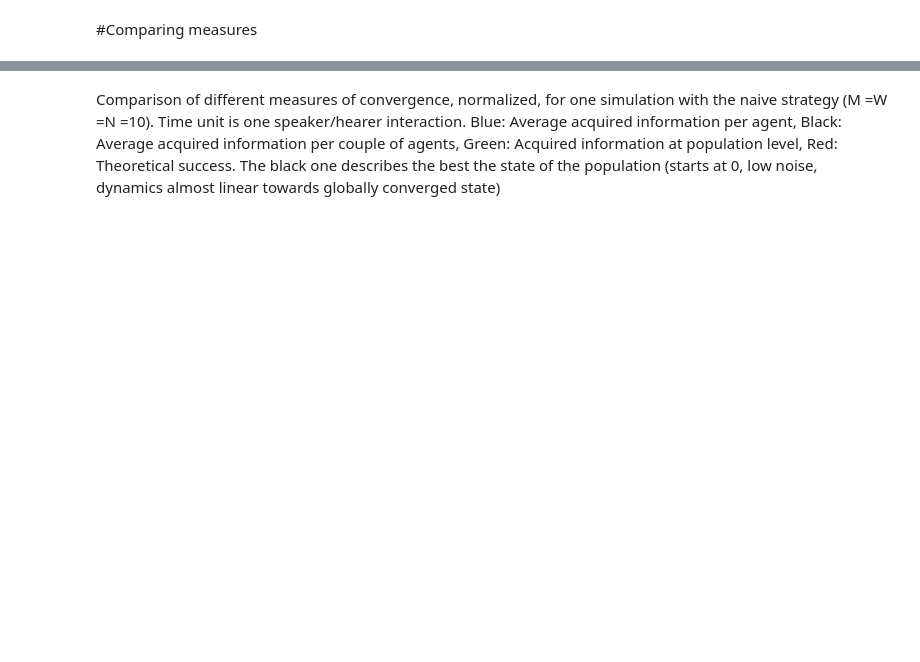
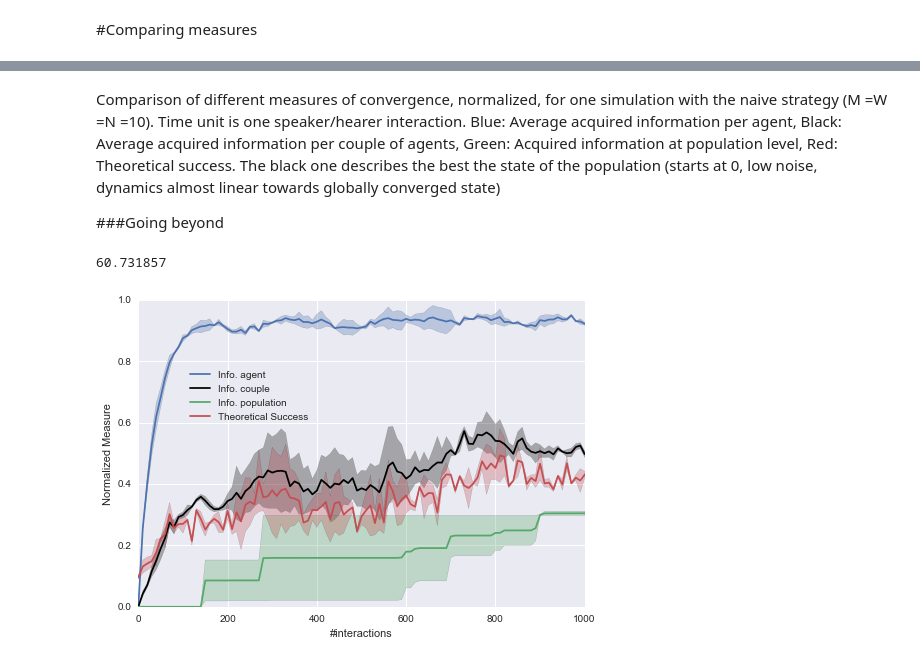
Before and after one commit to flowersteam/naminggamesal, a Jupyter notebook: graphs/Graph1_ComparingMeasures.ipynb, the cells around one changed output, grey strips where cells are left out. Saved outputs shown, nothing was run; the diff lists cells and outputs as text; code cells hidden in the pictures; blank space fills up the shorter version.

Commit message:
added --going beyond-- section in graph1

```diff
--- a/graphs/Graph1_ComparingMeasures.ipynb
+++ b/graphs/Graph1_ComparingMeasures.ipynb
@@ -24,5 +24,7 @@ xp_cfg={
     'step':10
 }
 
+Tmax = 1000
+
 testexp=db.get_experiment(**xp_cfg)
 # %%
@@ -80,3 +82,50 @@ Black: Average acquired information per couple of agents, Green: Acquired
 information at population level, Red: Theoretical success. The black one
 describes the best the state of the population (starts at 0, low noise, dynamics
 almost linear towards globally converged state)
+
+###Going beyond
+# %%
+measures = ['entropy_moyen_norm', 'entropycouples_norm', 'entropypop_norm', 'srtheo']
+nb_iter = 10
+graph_list=[]
+for i in range(nb_iter):
+    graph_list.append([])
+uuid_list=[]
+# %%
+import time
+start_time=time.clock()
+for i in range(nb_iter):
+    testexp=db.get_experiment(blacklist=uuid_list, **xp_cfg)
+    uuid_list.append(testexp.uuid)
+    testexp.continue_exp_until(Tmax)
+    for j in range(len(measures)):
+        graph_list[i].append(testexp.graph(measures[j]))
+end_time=time.clock()
+print end_time-start_time
+# %% [output]
+60.731857
+# %%
+for j in range(len(measures)):
+    for i in range(nb_iter):
+        graph_list[0][j].add_graph(graph_list[i][j])
+        graph_list[0][j].merge()
+
+graph_final = graph_list[0][0]
+
+for j in range(1,len(measures)):
+    graph_final.add_graph(graph_list[0][j])
+# %%
+graph_final.title = ''
+graph_final.xlabel = '#interactions'
+graph_final.ylabel = 'Normalized Measure'
+
+graph_final.Yoptions[0] = {'label':'Info. agent'}
+graph_final.Yoptions[1] = {'label':'Info. couple', 'color':'black'}
+graph_final.Yoptions[2] = {'label':'Info. population'}
+graph_final.Yoptions[3] = {'label':'Theoretical Success'}
+
+graph_final.legendoptions['bbox_to_anchor'] = (0,0,0.4,0.8)
+
+graph_final.show()
+# %% [output]
+[figure, added]
```
Also changed, not shown: parts of 7 cells of this notebook, 3 other files.
